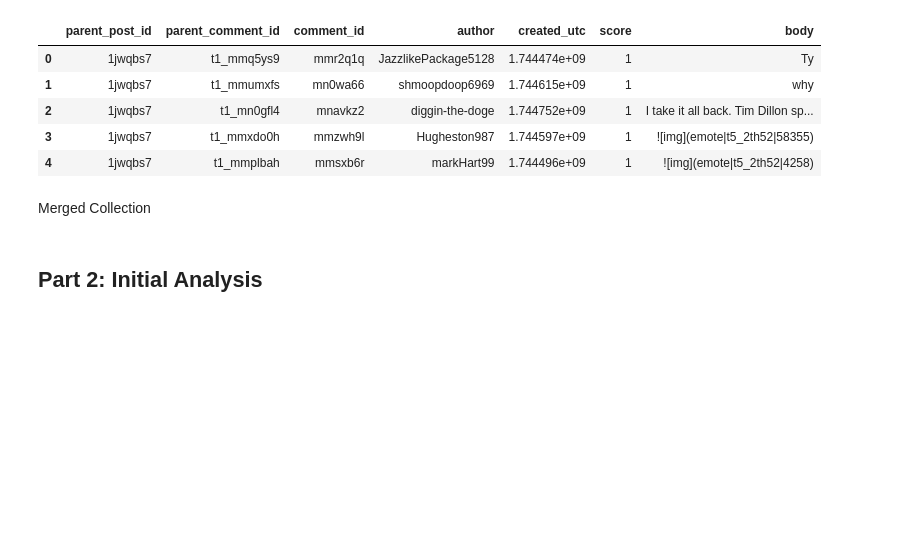
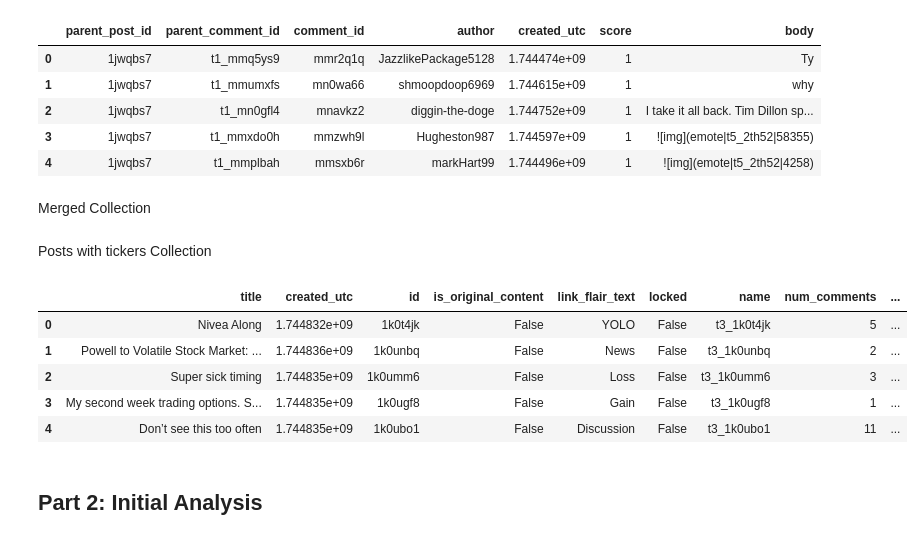
Before and after one commit to ColeJMitchell/machine-learning-stock-prediction, a Jupyter notebook: model_notebooks/sentiment_analysis.ipynb, the cells around one changed output. Drawn from its saved outputs; the diff is of its cells as text; code cells hidden in the pictures; blank space fills up the shorter version.

```diff
--- a/model_notebooks/sentiment_analysis.ipynb
+++ b/model_notebooks/sentiment_analysis.ipynb
@@ -148,6 +148,39 @@ merged_schema = pyarrow.schema([
 ])
 
 merged_collection = pd.read_parquet(MERGED_DATASET_PATH, engine='pyarrow', schema=merged_schema)
+# %% [markdown]
+Posts with tickers Collection
+# %%
+TICKERS_DATASET_PATH = '../data/posts-with-tickers.parquet'
+
+# Create a pyarrow schema for the data types.
+ticker_schema = pyarrow.schema([
+    ('title', pyarrow.string()),
+    ('created_utc', pyarrow.float64()),
+    ('id', pyarrow.string()),
+    ('is_original_content', pyarrow.bool_()),
+    ('link_flair_text', pyarrow.string()),
+    ('locked', pyarrow.bool_()),
+    ('name', pyarrow.string()),
+    ('num_comments', pyarrow.int64()),
+    ('over_18', pyarrow.bool_()),
+    ('permalink', pyarrow.string()),
+    ('selftext', pyarrow.string()),
+    ('spoiler', pyarrow.bool_()),
+    ('upvote_ratio', pyarrow.float64()),
+    ('ticker', pyarrow.string()),
+])
+
+ticker_collection = pd.read_parquet(TICKERS_DATASET_PATH, engine='pyarrow', schema=ticker_schema)
+# %%
+display(ticker_collection.head())
+# %% [output]
+|  | title | created_utc | id | is_original_content | link_flair_text | locked | name | num_comments | ... |
+| 0 | Nivea Along | 1.744832e+09 | 1k0t4jk | False | YOLO | False | t3_1k0t4jk | 5 | ... |
+| 1 | Powell to Volatile Stock Market: ... | 1.744836e+09 | 1k0unbq | False | News | False | t3_1k0unbq | 2 | ... |
+| 2 | Super sick timing | 1.744835e+09 | 1k0umm6 | False | Loss | False | t3_1k0umm6 | 3 | ... |
+| 3 | My second week trading options. S... | 1.744835e+09 | 1k0ugf8 | False | Gain | False | t3_1k0ugf8 | 1 | ... |
+| 4 | Don’t see this too often | 1.744835e+09 | 1k0ubo1 | False | Discussion | False | t3_1k0ubo1 | 11 | ... |
 # %% [markdown]
 ## Part 2: Initial Analysis
 # %%
```
Also changed, not shown: parts of 2 cells of this notebook, 5 other files.
